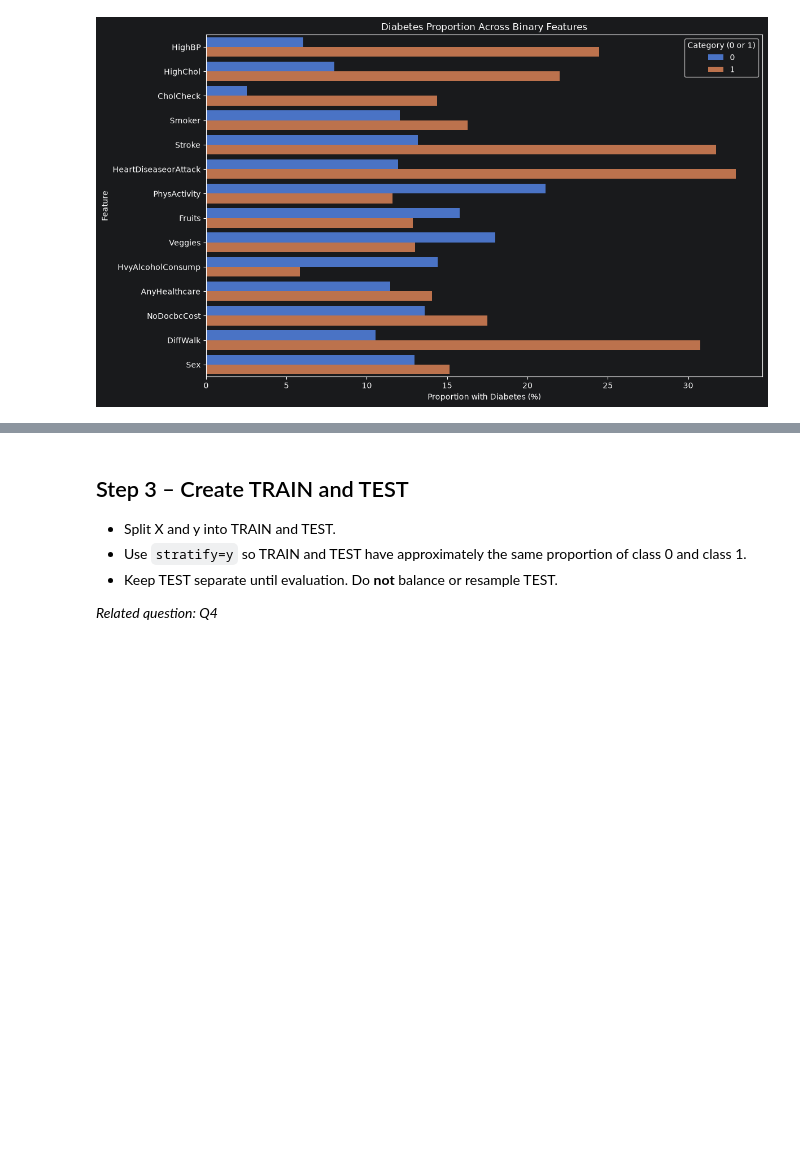
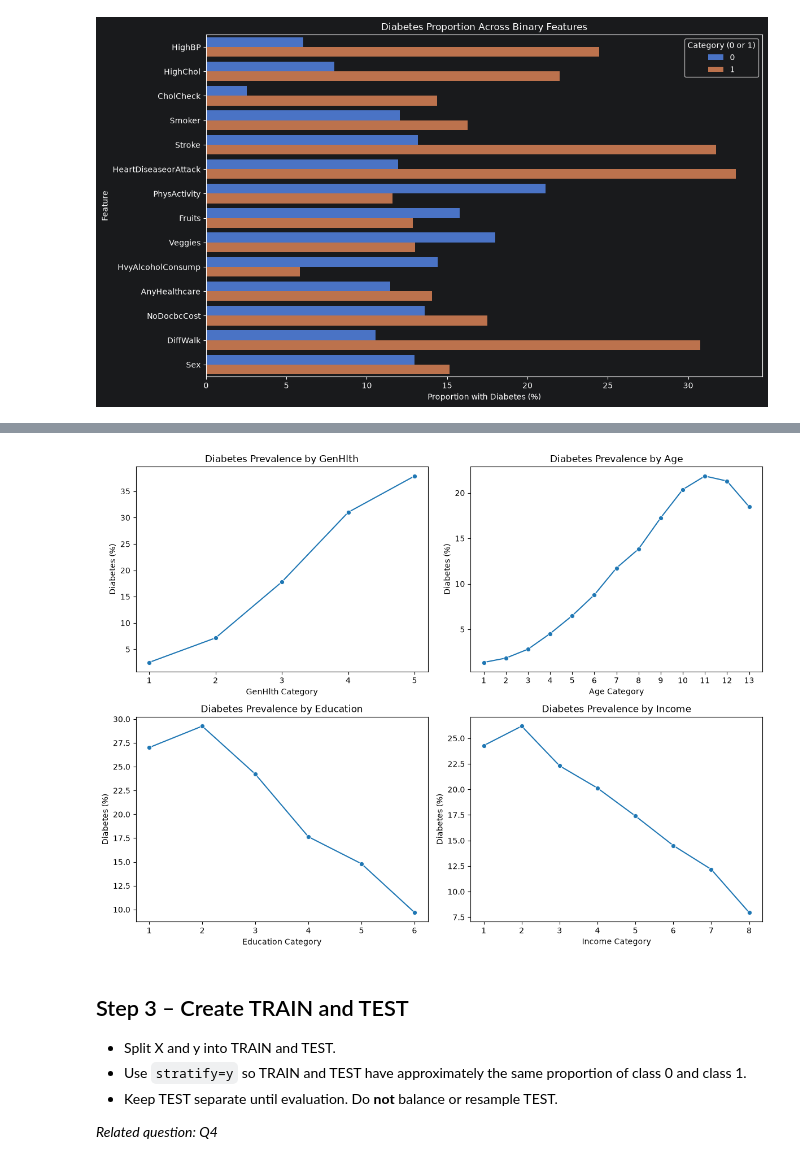
Before and after one commit to Frednos/Machine-Learning-Assignment-2, a Jupyter notebook: Assignment_2.ipynb, the cells around one changed output, grey strips where cells are left out. Saved outputs shown, nothing was run; the diff lists cells and outputs as text; code cells hidden in the pictures; blank space fills up the shorter version.

```diff
--- a/Assignment_2.ipynb
+++ b/Assignment_2.ipynb
@@ -250,3 +250,24 @@ plt.tight_layout()
 plt.show()
 # %% [output]
 [figure]
+# %%
+# Ordered categorical features
+ordered_features = ["GenHlth", "Age", "Education", "Income"]
+
+# Calculate diabetes proportion for each category
+ordered_results = []
+
+for feature in ordered_features:
+    for category, group in df.groupby(feature):
+        ordered_results.append({
+            "Feature": feature,
+            "Category": int(category),
+            "Count": len(group),
+            "Diabetes (%)": round(
+                group["Diabetes_binary"].mean() * 100, 2
+            )
+        })
+
+ordered_summary = pd.DataFrame(ordered_results)
+
+display(ordered_summary)
@@ -253,3 +292,28 @@ plt.show()
+# %%
+fig, axes = plt.subplots(2, 2, figsize=(12, 9))
+
+for ax, feature in zip(axes.flat, ordered_features):
+    subset = ordered_summary[
+        ordered_summary["Feature"] == feature
+    ]
+
+    sns.lineplot(
+        data=subset,
+        x="Category",
+        y="Diabetes (%)",
+        marker="o",
+        ax=ax
+    )
+
+    ax.set_title(f"Diabetes Prevalence by {feature}")
+    ax.set_xlabel(feature + " Category")
+    ax.set_ylabel("Diabetes (%)")
+    ax.set_xticks(subset["Category"])
+
+plt.tight_layout()
+plt.show()
+# %% [output]
+[figure, added]
 # %% [markdown]
 ## Step 3 – Create TRAIN and TEST
 
```
Also changed, not shown: parts of 3 cells of this notebook.
